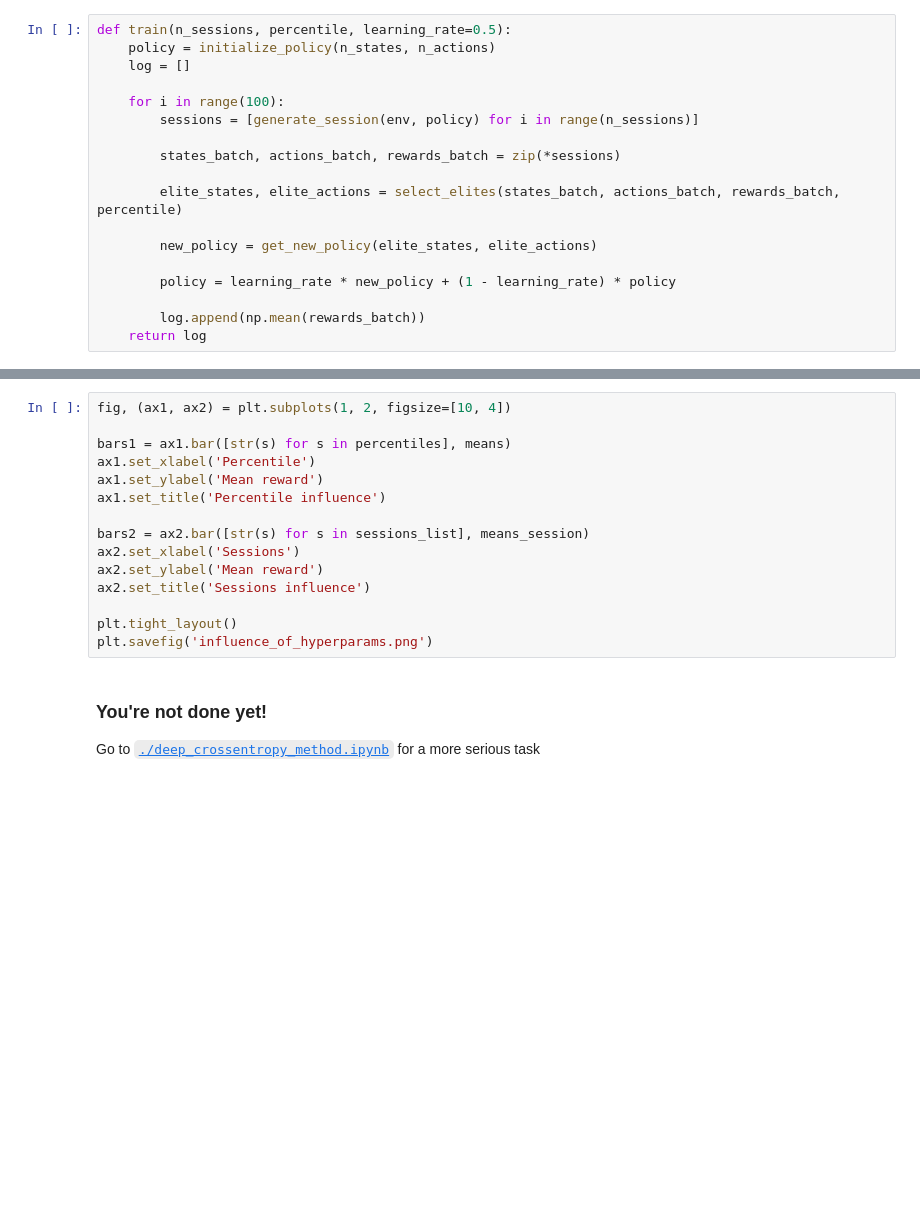
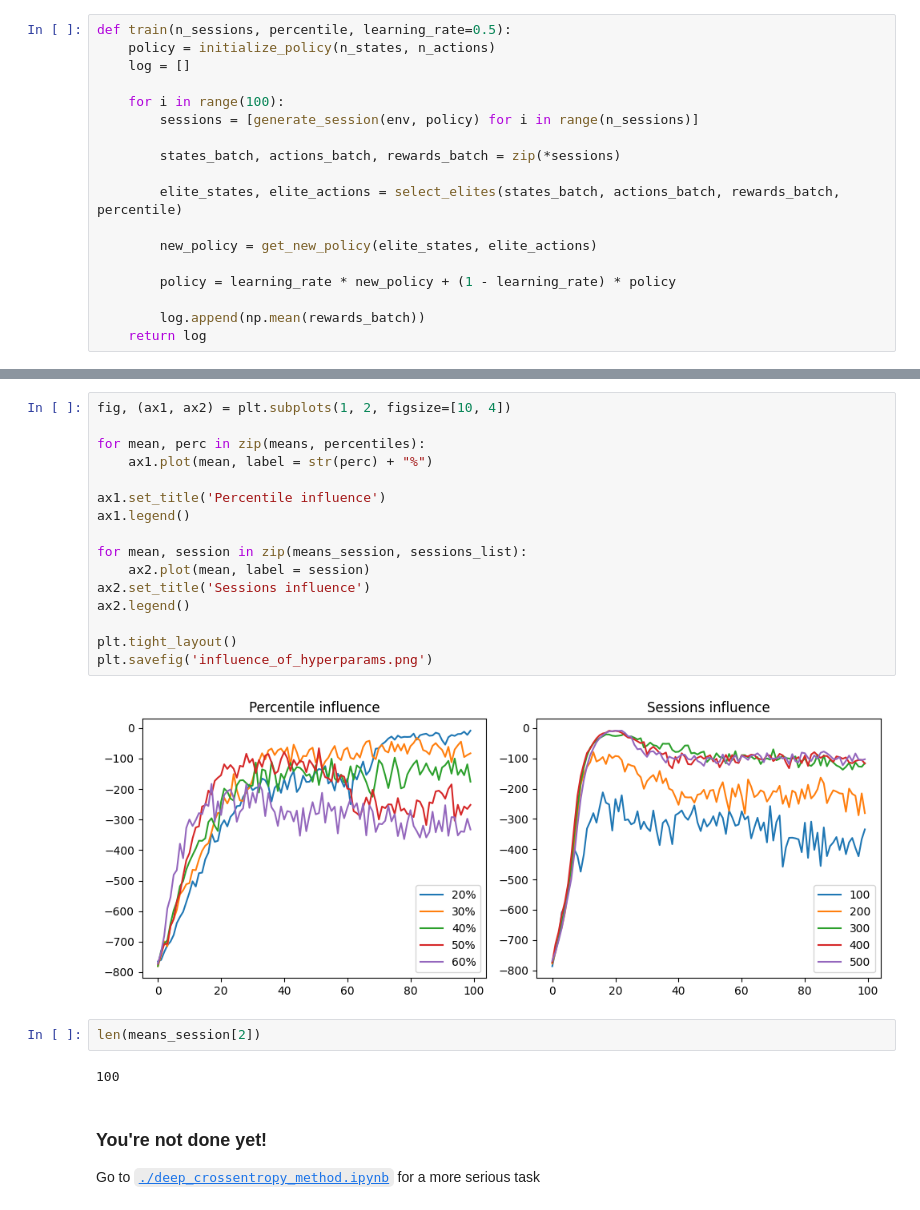
Before and after one commit to GitDefeatedMe/RL, a Jupyter notebook: week01_intro/crossentropy_method.ipynb, the cells around one changed output, grey strips where cells are left out. Saved outputs shown, nothing was run; the diff lists cells and outputs as text; blank space fills up the shorter version.

```diff
--- a/week01_intro/crossentropy_method.ipynb
+++ b/week01_intro/crossentropy_method.ipynb
@@ -340,18 +380,25 @@ for sessions in sessions_list:
 # %%
 fig, (ax1, ax2) = plt.subplots(1, 2, figsize=[10, 4])
 
-bars1 = ax1.bar([str(s) for s in percentiles], means)
-ax1.set_xlabel('Percentile')
-ax1.set_ylabel('Mean reward')
+for mean, perc in zip(means, percentiles):
+    ax1.plot(mean, label = str(perc) + "%")
+
 ax1.set_title('Percentile influence')
+ax1.legend()
 
-bars2 = ax2.bar([str(s) for s in sessions_list], means_session)
-ax2.set_xlabel('Sessions')
-ax2.set_ylabel('Mean reward')
+for mean, session in zip(means_session, sessions_list):
+    ax2.plot(mean, label = session)
 ax2.set_title('Sessions influence')
+ax2.legend()
 
 plt.tight_layout()
 plt.savefig('influence_of_hyperparams.png')
+# %% [output]
+[figure, added]
+# %%
+len(means_session[2])
+# %% [output]
+100
 # %% [markdown]
 
 ### You're not done yet!
```
Also changed, not shown: parts of 10 cells of this notebook, 1 other file.
